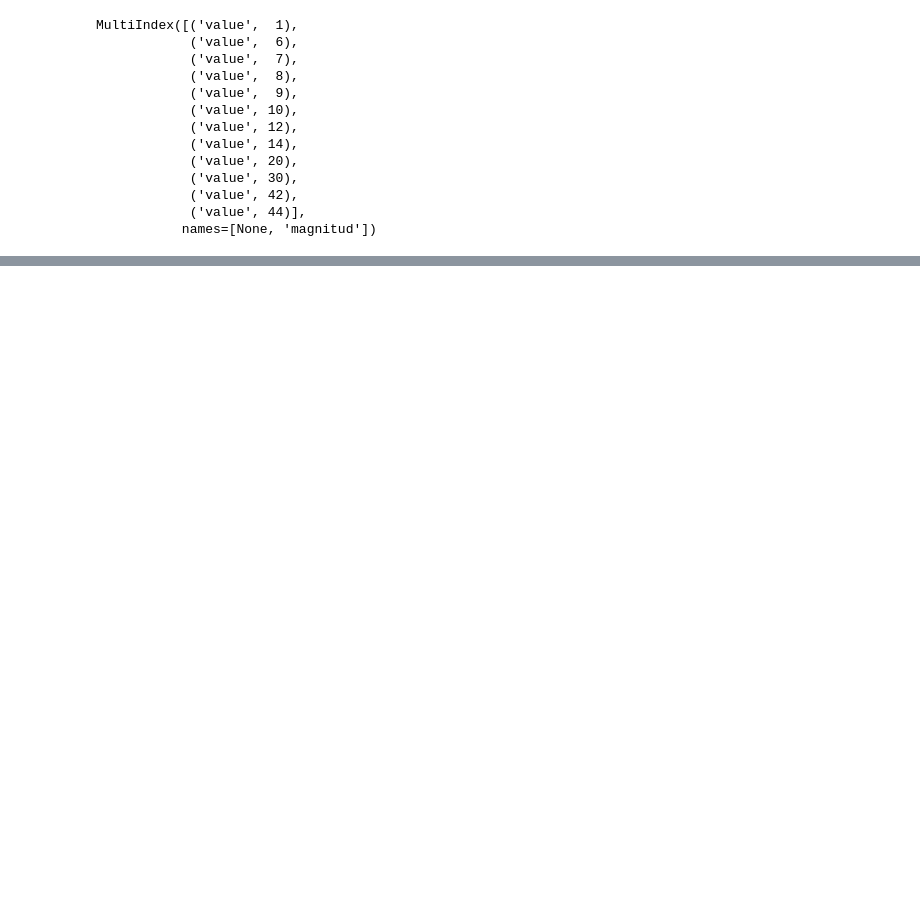
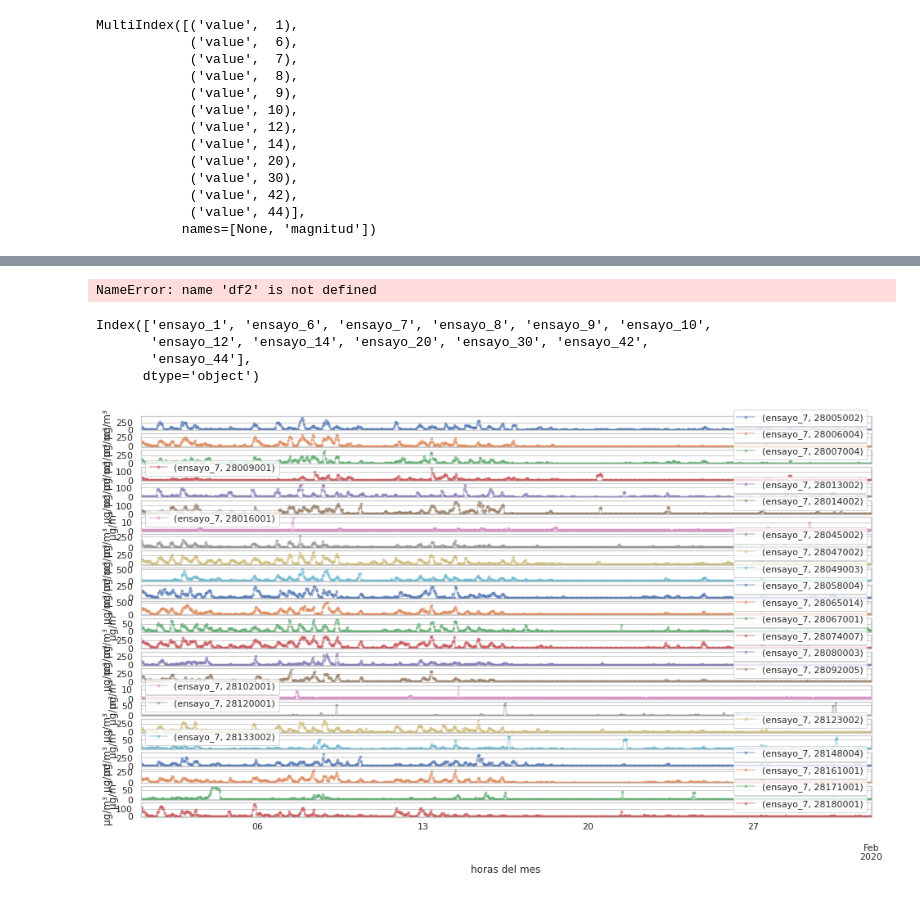
Before and after one commit to 4tolon/Aire_de_calidad, a Jupyter notebook: notebooks/Transformacion de csvs_3.ipynb, the cells around one changed output, grey strips where cells are left out. Cells and saved outputs as stored; diff of their text form; code cells hidden in the pictures; blank space fills up the shorter version.

```diff
--- a/notebooks/Transformacion de csvs_3.ipynb
+++ b/notebooks/Transformacion de csvs_3.ipynb
@@ -676,2 +442,0 @@ new_index
-# %%
-df_total.columns = new_index
@@ -680,4 +442,0 @@ df_total
-# %%
-df_total = df_total.set_index(df_total['miDt'])
-# %%
-df_total.drop(['miDt'], axis = 1, inplace=True)
@@ -689,0 +477,5 @@ df_estacion1 =df_total.group_by(df_tota['estacion']== 1)
+# %%
+df_total = pd.pivot_table(data=df_total,
+               index=['miDt'],
+               columns=['punto_muestreo']
+              )
@@ -689,0 +619,4 @@ df_estacion1 =df_total.group_by(df_tota['estacion']== 1)
+# %%
+df2.columns
+# %% [output]
+NameError: name 'df2' is not defined
@@ -689,0 +630,15 @@ df_estacion1 =df_total.group_by(df_tota['estacion']== 1)
+# %%
+new_col
+# %% [output]
+Index(['ensayo_1', 'ensayo_6', 'ensayo_7', 'ensayo_8', 'ensayo_9', 'ensayo_10',
+       'ensayo_12', 'ensayo_14', 'ensayo_20', 'ensayo_30', 'ensayo_42',
+       'ensayo_44'],
+      dtype='object')
+# %%
+col_graf = ['ensayo_7']
+ejes = df1[col_graf].plot(marker='.', alpha=0.4,subplots=True)
+for eje in ejes:
+    eje.set_ylabel('µg/m³')
+    eje.set_xlabel('horas del mes')
+# %% [output]
+[figure, added]
```
Also changed, not shown: parts of 94 cells of this notebook, 1 other file.
